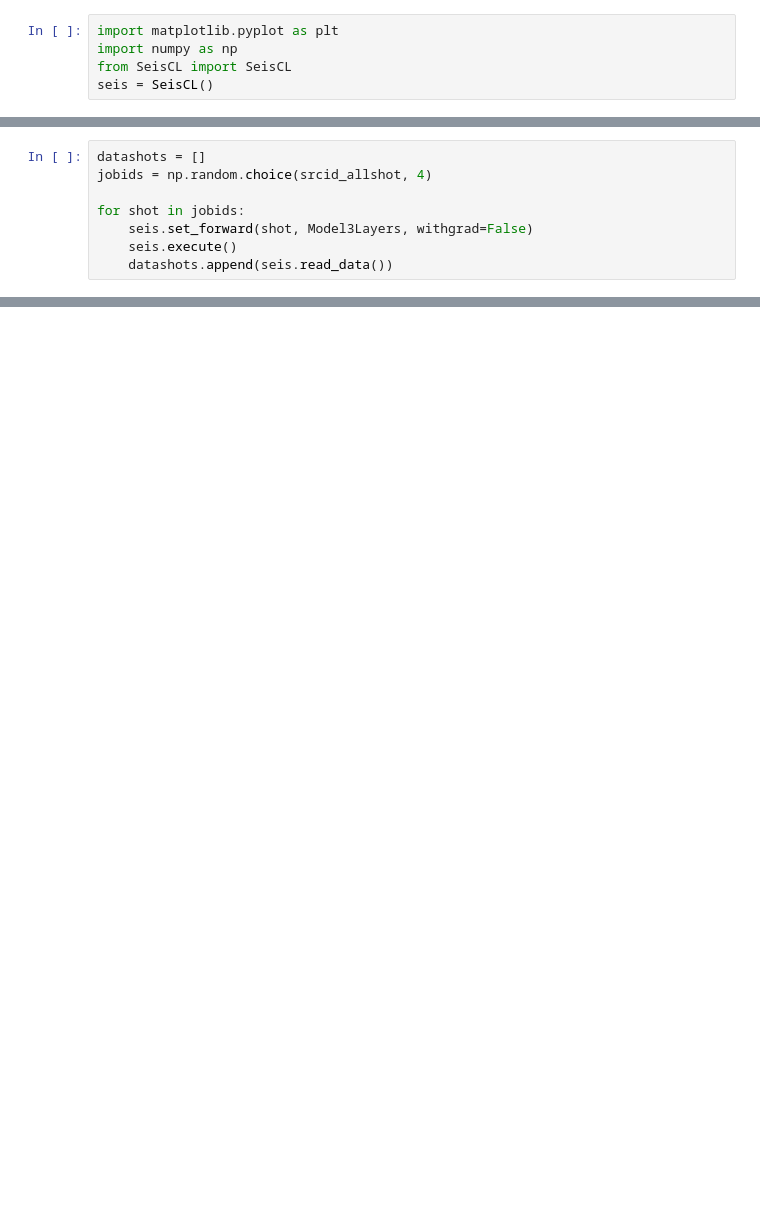
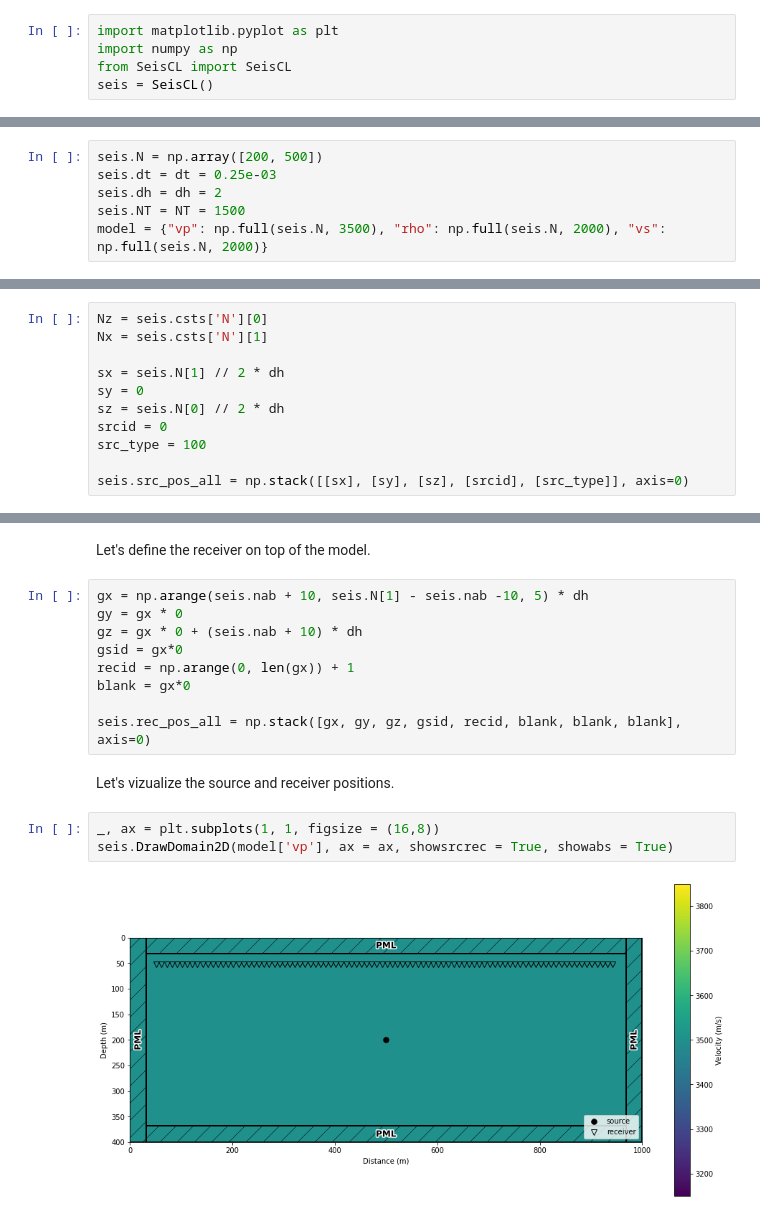
Before and after one commit to gfabieno/SeisCL, a Jupyter notebook: Tutorial/Sources&Receivers.ipynb, the cells around one changed output, grey strips where cells are left out. Saved outputs shown, nothing was run; the diff lists cells and outputs as text; blank space fills up the shorter version.

```diff
--- a/Tutorial/Sources&Receivers.ipynb
+++ b/Tutorial/Sources&Receivers.ipynb
@@ -166,8 +9,0 @@ We can now iterate over the srcids and pass the chosen ones to `set_foward` whic
-# %%
-datashots = []
-jobids = np.random.choice(srcid_allshot, 4)
-
-for shot in jobids:
-    seis.set_forward(shot, Model3Layers, withgrad=False)
-    seis.execute()
-    datashots.append(seis.read_data())
@@ -198,0 +12,6 @@ plt.show()
+# %%
+seis.N = np.array([200, 500])
+seis.dt = dt = 0.25e-03
+seis.dh = dh = 2
+seis.NT = NT = 1500
+model = {"vp": np.full(seis.N, 3500), "rho": np.full(seis.N, 2000), "vs": np.full(seis.N, 2000)}
@@ -198,0 +36,11 @@ plt.show()
+# %%
+Nz = seis.csts['N'][0]
+Nx = seis.csts['N'][1]
+
+sx = seis.N[1] // 2 * dh
+sy = 0
+sz = seis.N[0] // 2 * dh
+srcid = 0
+src_type = 100
+
+seis.src_pos_all = np.stack([[sx], [sy], [sz], [srcid], [src_type]], axis=0)
@@ -198,0 +64,18 @@ plt.show()
+# %% [markdown]
+Let's define the receiver on top of the model.
+# %%
+gx = np.arange(seis.nab + 10, seis.N[1] - seis.nab -10, 5) * dh
+gy = gx * 0
+gz = gx * 0 + (seis.nab + 10) * dh
+gsid = gx*0
+recid = np.arange(0, len(gx)) + 1
+blank = gx*0
+
+seis.rec_pos_all = np.stack([gx, gy, gz, gsid, recid, blank, blank, blank], axis=0)
+# %% [markdown]
+Let's vizualize the source and receiver positions.
+# %%
+_, ax = plt.subplots(1, 1, figsize = (16,8))
+seis.DrawDomain2D(model['vp'], ax = ax, showsrcrec = True, showabs = True)
+# %% [output]
+[figure, added]
```
Also changed, not shown: parts of 50 cells of this notebook, 7 other files.
